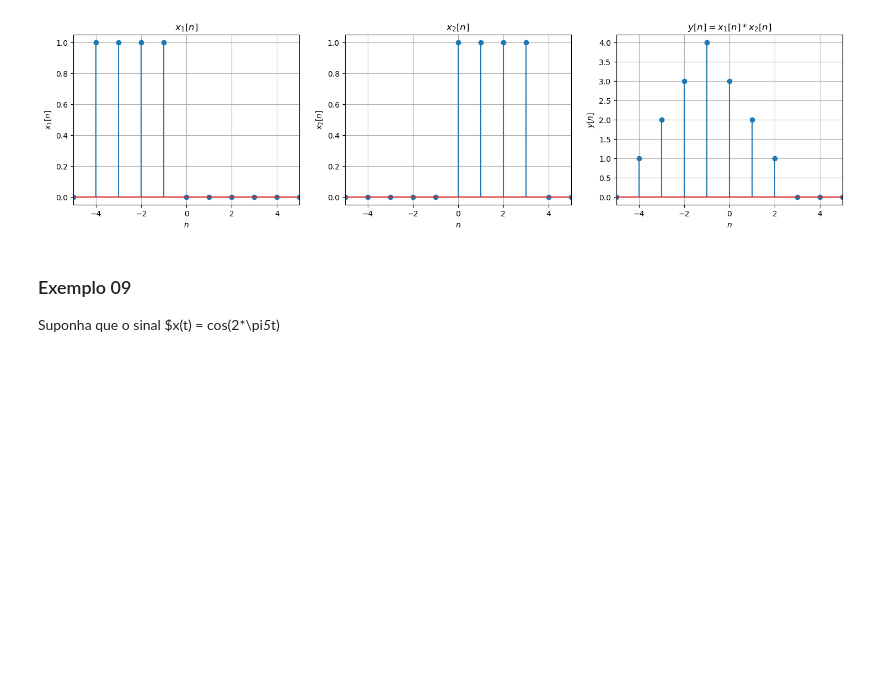
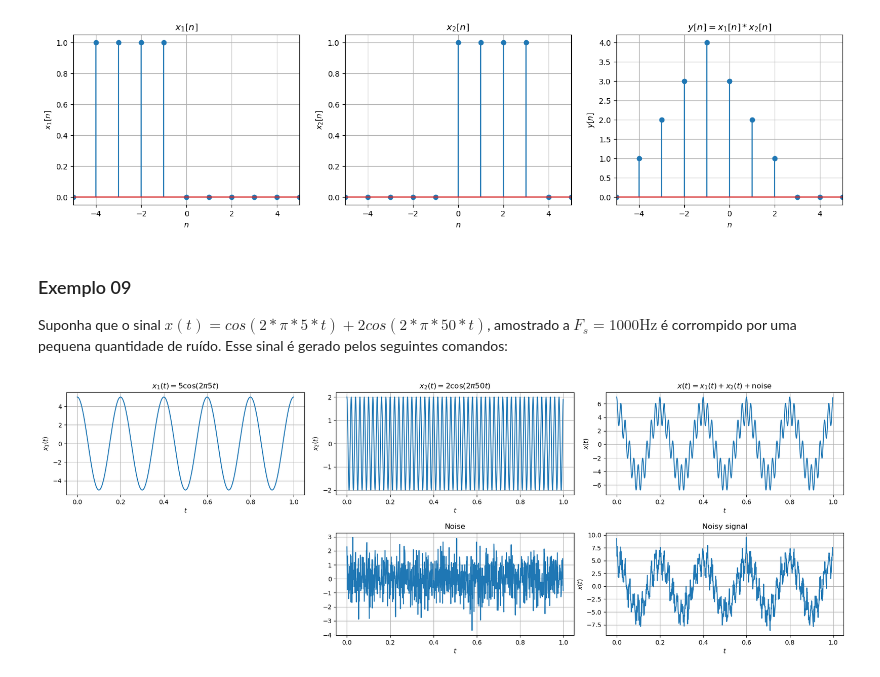
Before and after one commit to gabrielluizep/workbook-eng-telecom, a Jupyter notebook: psd/sinais-sistemas-discretos.ipynb, the cells around one changed output. Saved outputs shown, nothing was run; the diff lists cells and outputs as text; code cells hidden in the pictures; blank space fills up the shorter version.

Commit message:
[PSD] finished discrete system and signals lab

```diff
--- a/psd/sinais-sistemas-discretos.ipynb
+++ b/psd/sinais-sistemas-discretos.ipynb
@@ -270,4 +268,56 @@ plt.show()
 # %% [markdown]
 ### Exemplo 09
 
-Suponha que o sinal $x(t) = cos(2*\pi*5*t)
+Suponha que o sinal $x(t) = cos(2*\pi*5*t) + 2 cos(2*\pi*50*t)$, amostrado a $F_s = 1000\text{Hz}$ é corrompido por uma pequena quantidade de ruído. Esse sinal é gerado pelos seguintes comandos:
+# %%
+A1 = 5
+f1 = 5
+
+A2 = 2
+f2 = 50
+
+fs = 1e3
+
+t = np.arange(0, 1, 1 / fs)
+
+x_1 = A1 * np.cos(2 * np.pi * f1 * t)
+x_2 = A2 * np.cos(2 * np.pi * f2 * t)
+
+noise = np.random.normal(0, 1, len(t))
+
+x_clean = x_1 + x_2
+x_noisy = x_clean + noise
+
+fig, axs = plt.subplots(nrows=2, ncols=3, figsize=(18, 6))
+fig.tight_layout(h_pad=4, w_pad=2)
+
+axs[0, 0].plot(t, x_1)
+axs[0, 0].set_title(r"$x_1(t) = 5 \cos(2 \pi 5 t)$")
+axs[0, 0].set_xlabel(r"$t$")
+axs[0, 0].set_ylabel(r"$x_1(t)$")
+
+axs[0, 1].plot(t, x_2)
+axs[0, 1].set_title(r"$x_2(t) = 2 \cos(2 \pi 50 t)$")
+axs[0, 1].set_xlabel(r"$t$")
+axs[0, 1].set_ylabel(r"$x_2(t)$")
+
+axs[0, 2].plot(t, x_clean)
+axs[0, 2].set_title(r"$x(t) = x_1(t) + x_2(t) + \text{noise}$")
+axs[0, 2].set_xlabel(r"$t$")
+axs[0, 2].set_ylabel(r"$x(t)$")
+
+axs[1, 0].axis("off")
+
+axs[1, 1].plot(t, noise)
+axs[1, 1].set_title(r"Noise")
+axs[1, 1].set_xlabel(r"$t$")
+
+axs[1, 2].plot(t, x_noisy)
+axs[1, 2].set_title(r"Noisy signal")
+axs[1, 2].set_xlabel(r"$t$")
+axs[1, 2].set_ylabel(r"$x(t)$")
+
+
+plt.show()
+# %% [output]
+[figure, added]
```
Also changed, not shown: parts of 6 cells of this notebook, 2 other files.
